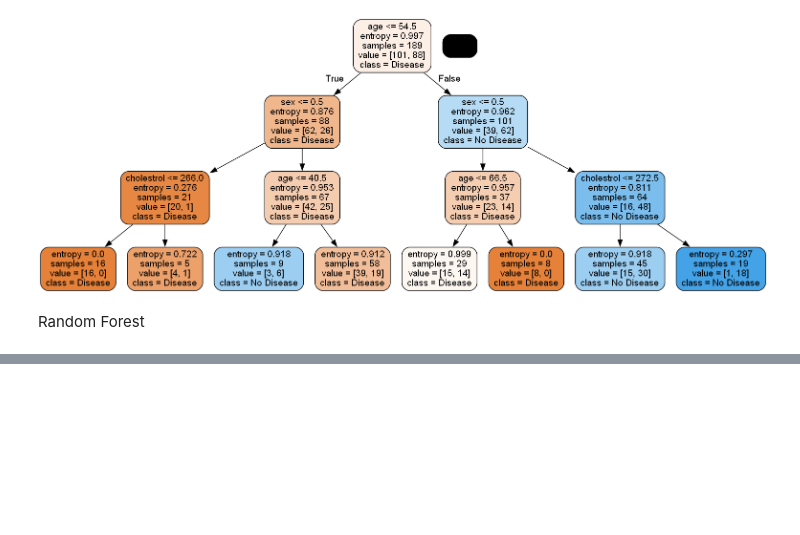
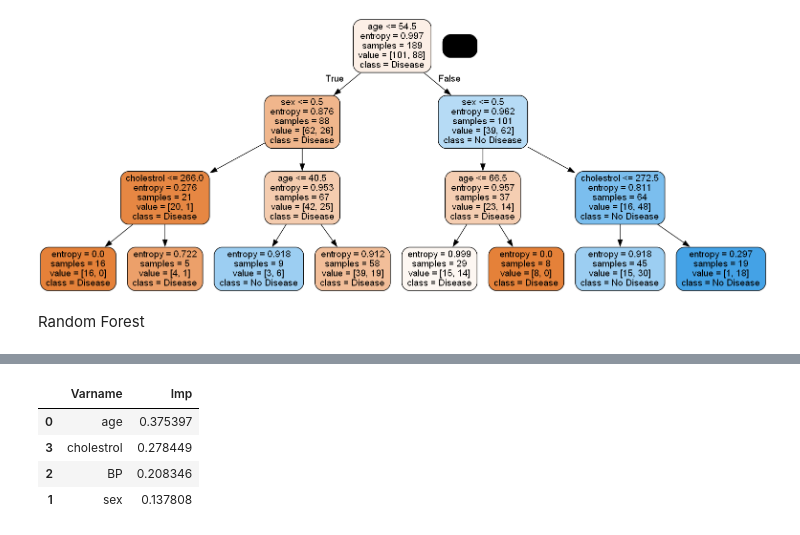
Before and after one commit to Ashik-Mohammed-S/Heart_disease_prediction, a Jupyter notebook: Heart_disease.ipynb, the cells around one changed output, grey strips where cells are left out. Saved outputs shown, nothing was run; the diff lists cells and outputs as text; code cells hidden in the pictures; blank space fills up the shorter version.

```diff
--- a/Heart_disease.ipynb
+++ b/Heart_disease.ipynb
@@ -331,0 +426,2 @@ Random Forest
+# %%
+classifier_rf = RandomForestClassifier(random_state=42, n_jobs=-1, max_depth=5, n_estimators=100, oob_score=True)
@@ -331,0 +436,13 @@ Random Forest
+# %%
+imp_df = pd.DataFrame({
+    "Varname": X_train.columns,
+    "Imp": classifier_rf.feature_importances_
+})
+# %%
+imp_df.sort_values(by="Imp", ascending=False)
+# %% [output]
+|  | Varname | Imp |
+| 0 | age | 0.375397 |
+| 3 | cholestrol | 0.278449 |
+| 2 | BP | 0.208346 |
+| 1 | sex | 0.137808 |
```
Also changed, not shown: parts of 21 cells of this notebook.
